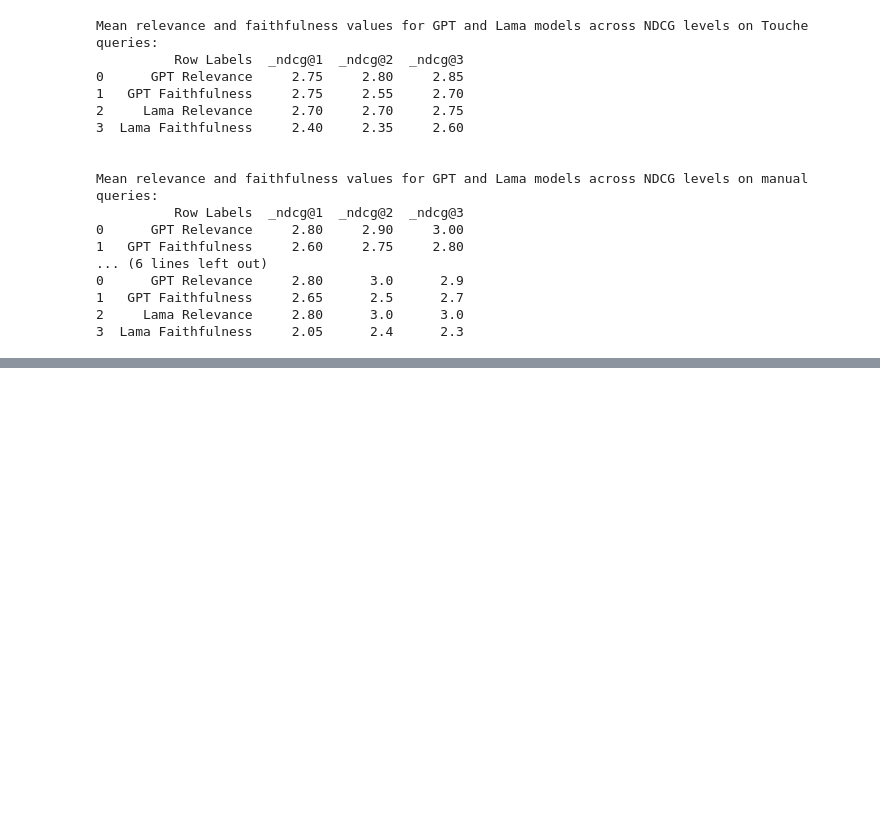
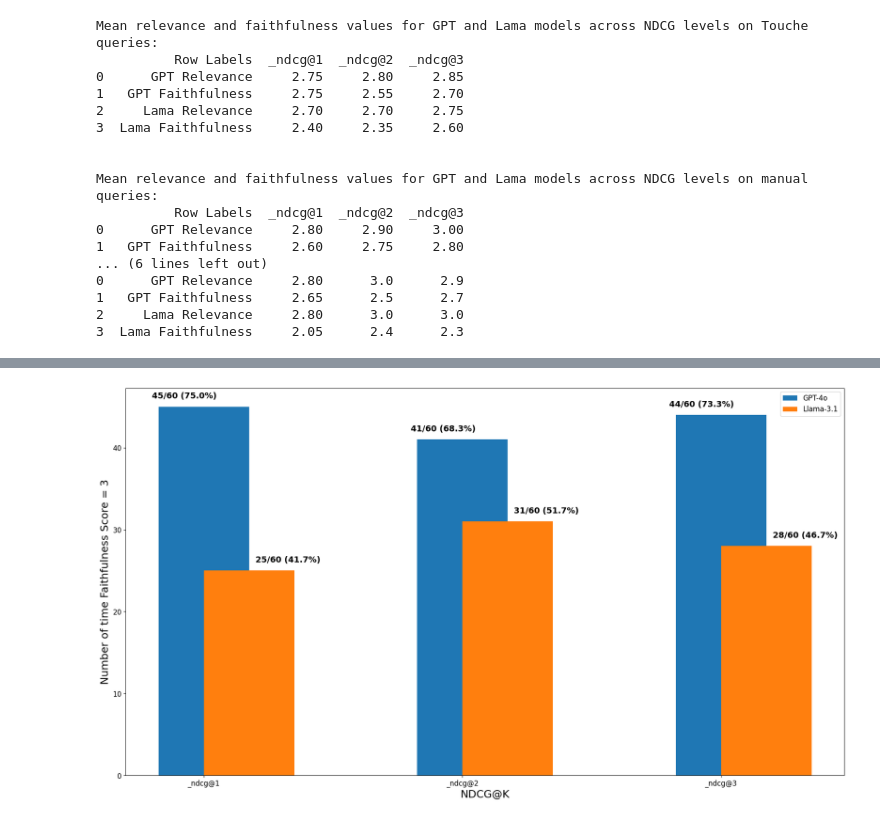
Before and after one commit to mleshashi/thesis-sharma, a Jupyter notebook: ElasticSearch/results_generation.ipynb, the cells around one changed output, grey strips where cells are left out. Drawn from its saved outputs; the diff is of its cells as text; code cells hidden in the pictures; blank space fills up the shorter version.

```diff
--- a/ElasticSearch/results_generation.ipynb
+++ b/ElasticSearch/results_generation.ipynb
@@ -179,0 +229,90 @@ Mean relevance and faithfulness values for GPT and Lama models across NDCG level
+# %%
+import pandas as pd
+import matplotlib.pyplot as plt
+
+# Assuming this function counts the faithfulness score 3 occurrences
+def count_faithfulness_3(df):
+    """
+    Function to count occurrences where the faithfulness score is 3 for GPT and Lama models across NDCG@1, NDCG@2, and NDCG@3.
+
+    Parameters:
+        df (pd.DataFrame): DataFrame containing the faithfulness scores.
+
+    Returns:
+        pd.DataFrame: Counts of faithfulness score 3 for GPT and Lama across NDCG levels.
+    """
+    df_ndcg1 = df[df['ndcg_metric'] == '_ndcg@1']
+    df_ndcg2 = df[df['ndcg_metric'] == '_ndcg@2']
+    df_ndcg3 = df[df['ndcg_metric'] == '_ndcg@3']
+
+    count_data = {
+        "Row Labels": ["GPT Faithfulness", "Lama Faithfulness"],
+        "_ndcg@1": [
+            (df_ndcg1['faithfulness_gpt'] == 3).sum(),
+            (df_ndcg1['faithfulness_lama'] == 3).sum()
+        ],
+        "_ndcg@2": [
+            (df_ndcg2['faithfulness_gpt'] == 3).sum(),
+            (df_ndcg2['faithfulness_lama'] == 3).sum()
+        ],
+        "_ndcg@3": [
+            (df_ndcg3['faithfulness_gpt'] == 3).sum(),
+            (df_ndcg3['faithfulness_lama'] == 3).sum()
+        ]
+    }
+
+    df_count = pd.DataFrame(count_data)
+    return df_count
+
+# Plotting function
+def plot_faithfulness_3(df_count, total_responses=60):
+    """
+    Function to plot the number of times the faithfulness score was 3 for GPT and Lama models across NDCG levels.
+
+    Parameters:
+        df_count (pd.DataFrame): DataFrame containing the counts of faithfulness scores.
+        total_responses (int): The total number of responses, used to calculate percentages.
+    """
+    ndcg_levels = ['_ndcg@1', '_ndcg@2', '_ndcg@3']
+    gpt_values = df_count.loc[df_count['Row Labels'] == 'GPT Faithfulness', ndcg_levels].values.flatten()
+    lama_values = df_count.loc[df_count['Row Labels'] == 'Lama Faithfulness', ndcg_levels].values.flatten()
+
+    # Convert to percentages
+    gpt_percentages = (gpt_values / total_responses) * 100
+    lama_percentages = (lama_values / total_responses) * 100
+
+    plt.figure(figsize=(18, 10))
+
+    # Plot GPT values
+    plt.bar(ndcg_levels, gpt_values, width=0.35, label='GPT-4o', align='center')
+    # Plot Lama values
+    plt.bar(ndcg_levels, lama_values, width=0.35, label='Llama-3.1', align='edge')
+
+    # Add percentage labels on top of bars
+    for i, value in enumerate(gpt_values):
+        plt.text(i - 0.2, value + 1, f'{value}/{total_responses} ({gpt_percentages[i]:.1f}%)', ha='left',fontsize=14, fontweight='bold')
+    for i, value in enumerate(lama_values):
+        plt.text(i + 0.2, value + 1, f'{value}/{total_responses} ({lama_percentages[i]:.1f}%)', ha='left',fontsize=14, fontweight='bold')
+
+    # Labels and title
+    plt.xlabel('NDCG@K', fontsize=18)
+    plt.ylabel('Number of time Faithfulness Score = 3', fontsize=18)
+    plt.legend()
+    plt.tight_layout()
+    plt.xticks(fontsize=12)
+    plt.yticks(fontsize=12)
+    plt.legend(fontsize=12)
+    plt.show()
+
+
+# Assuming result_df is your dataset
+df_faithfulness_3 = count_faithfulness_3(result_df)
+
+# Uncomment the line below in your environment after generating df_faithfulness_3
+plot_faithfulness_3(df_faithfulness_3)
+
+# Save the plot to a file outside the function
+filename = '../dataset/results/faithfulness3.png'
+plt.savefig(filename, format='png')
+# %% [output]
+[figure, added]
```
Also changed, not shown: parts of 2 cells of this notebook, 3 other files.
